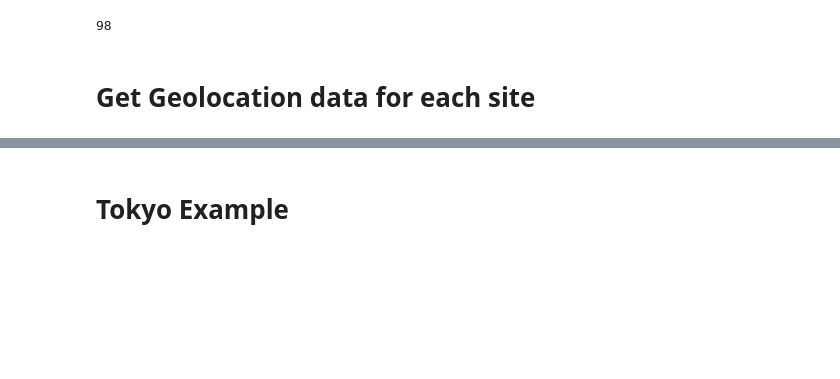
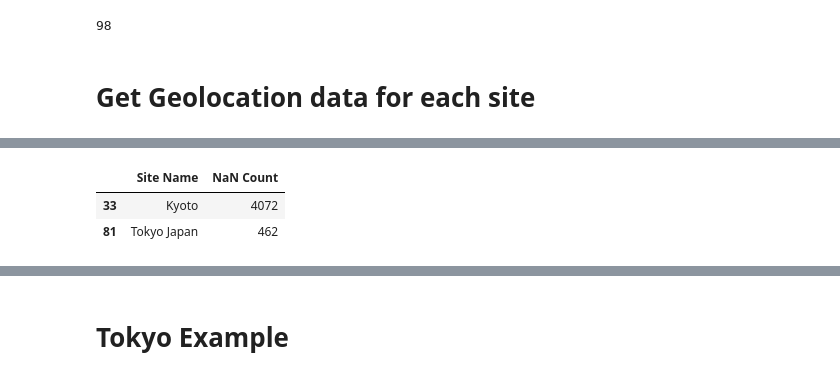
Before and after one commit to alice-gottlieb/princess-sakura, a Jupyter notebook: princess-sakura-main.ipynb, the cells around one changed output, grey strips where cells are left out. Cells and saved outputs as stored; diff of their text form; code cells hidden in the pictures; blank space fills up the shorter version.

```diff
--- a/princess-sakura-main.ipynb
+++ b/princess-sakura-main.ipynb
@@ -137,0 +242,6 @@ first_blooms.to_csv("data/kaggle-cherry-blossom/sakura_first_bloom_dates_with_la
+# %%
+weather_nan_counts_with_site[(weather_nan_counts_with_site["Site Name"] == "Kyoto") | (weather_nan_counts_with_site["Site Name"] == "Tokyo Japan")]
+# %% [output]
+|  | Site Name | NaN Count |
+| 33 | Kyoto | 4072 |
+| 81 | Tokyo Japan | 462 |
```
Also changed, not shown: parts of 11 cells of this notebook.
